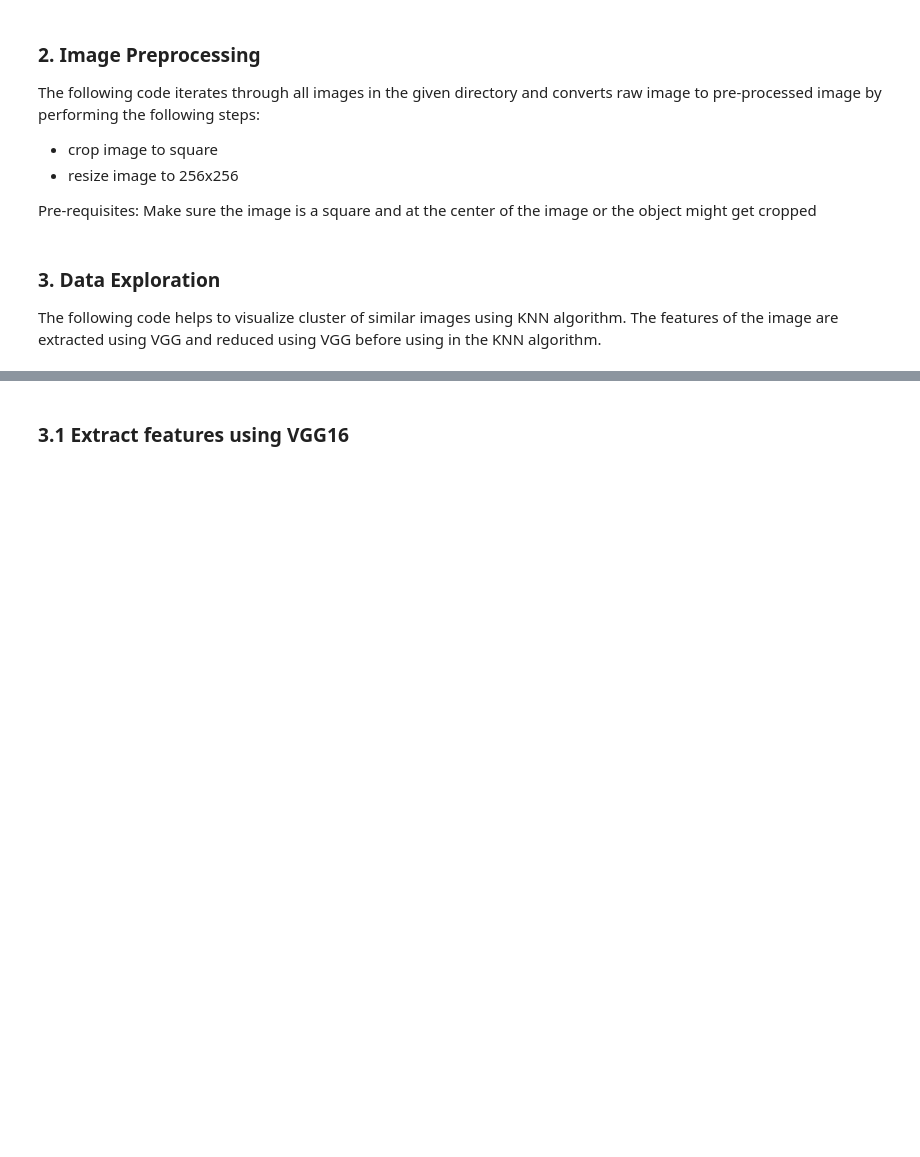
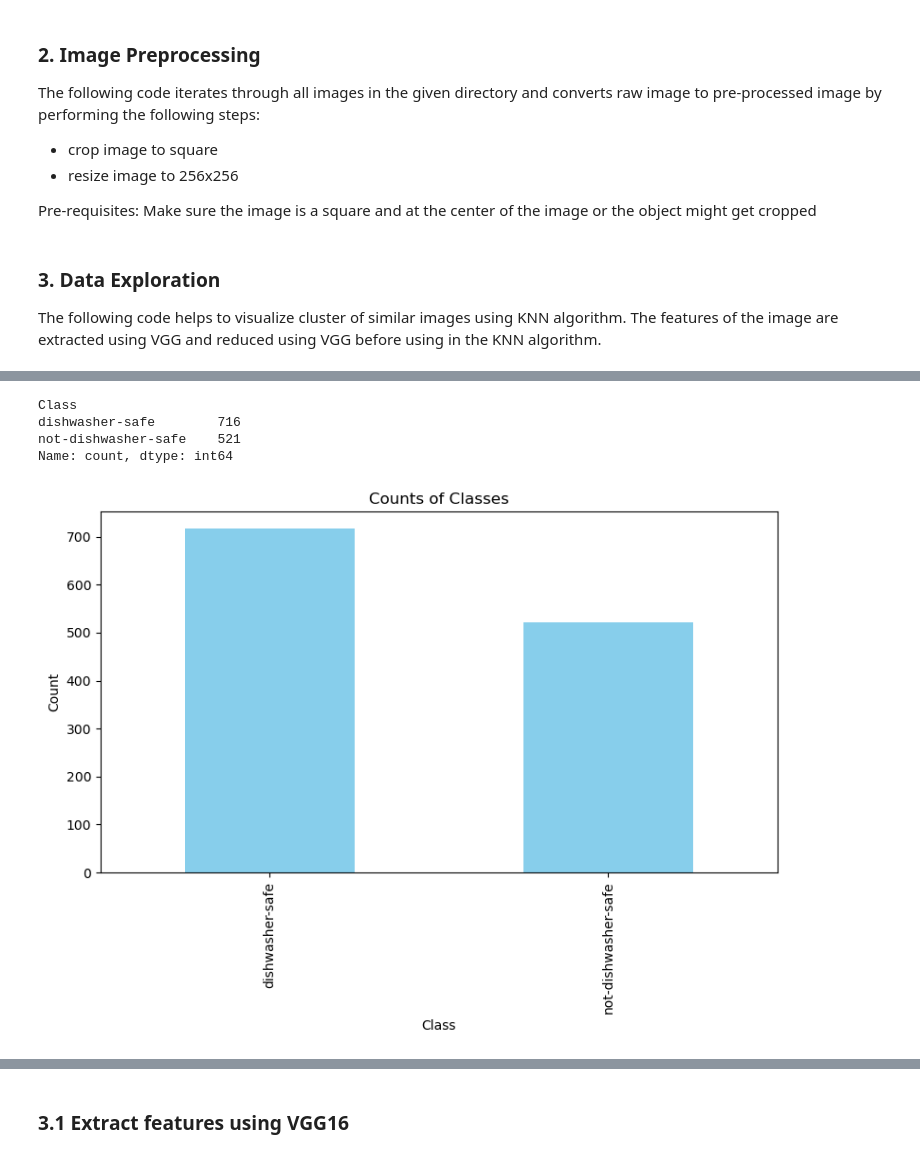
Before and after one commit to anushreedas/CNN_Dishwasher-safe_or_Not, a Jupyter notebook: Data_Preprocessing_and_Exploration.ipynb, the cells around one changed output, grey strips where cells are left out. Cells and saved outputs as stored; diff of their text form; code cells hidden in the pictures; blank space fills up the shorter version.

Commit message:
Updated data analysis

```diff
--- a/Data_Preprocessing_and_Exploration.ipynb
+++ b/Data_Preprocessing_and_Exploration.ipynb
@@ -98,0 +121,23 @@ import pickle
+# %%
+positive_images_path = '/Users/anushree/Desktop/Dishwasher-safe Or Not/Data/final_data/dishwasher-safe'
+negative_images_path = '/Users/anushree/Desktop/Dishwasher-safe Or Not/Data/final_data/not-dishwasher-safe'
+ext = ['JPG', 'jpeg', 'png', 'jpg', 'gif', 'webp']
+df = pd.DataFrame(columns = ['Filename','Class','Sub_Class'])
+
+def load_data(df, images_path, y):
+    subdirs = [s for s in os.listdir(images_path) if os.path.isdir(os.path.join(images_path,s))]
+    # print(subdirs)
+    for subdir in subdirs:
+        path = os.path.join(images_path,subdir)
+        with os.scandir(path) as files:
+            for filename in files:
+                f = os.path.join(path, filename)
+                # checking if it is a file
+                if os.path.isfile(f) and f.split('.')[-1] in ext:
+                    df.loc[len(df.index)] = [filename.name, y, subdir]
+
+
+load_data(df, positive_images_path,'dishwasher-safe')
+load_data(df, negative_images_path, 'not-dishwasher-safe')
+print(df.head())
+print(df.info())
@@ -98,0 +164,23 @@ import pickle
+# %%
+class_counts = df['Class'].value_counts()
+class_counts
+# %% [output]
+Class
+dishwasher-safe        716
+not-dishwasher-safe    521
+Name: count, dtype: int64
+# %%
+# Create a bar chart
+plt.figure(figsize=(8, 6))
+class_counts.plot(kind='bar', color='skyblue')
+plt.title('Counts of Classes')
+plt.xlabel('Class')
+plt.ylabel('Count')
+
+# Display the chart
+plt.tight_layout()
+
+plt.savefig("/Users/anushree/Desktop/Dishwasher-safe Or Not/class_dist.png")
+plt.show()
+# %% [output]
+[figure, added]
```
Also changed, not shown: parts of 11 cells of this notebook.
